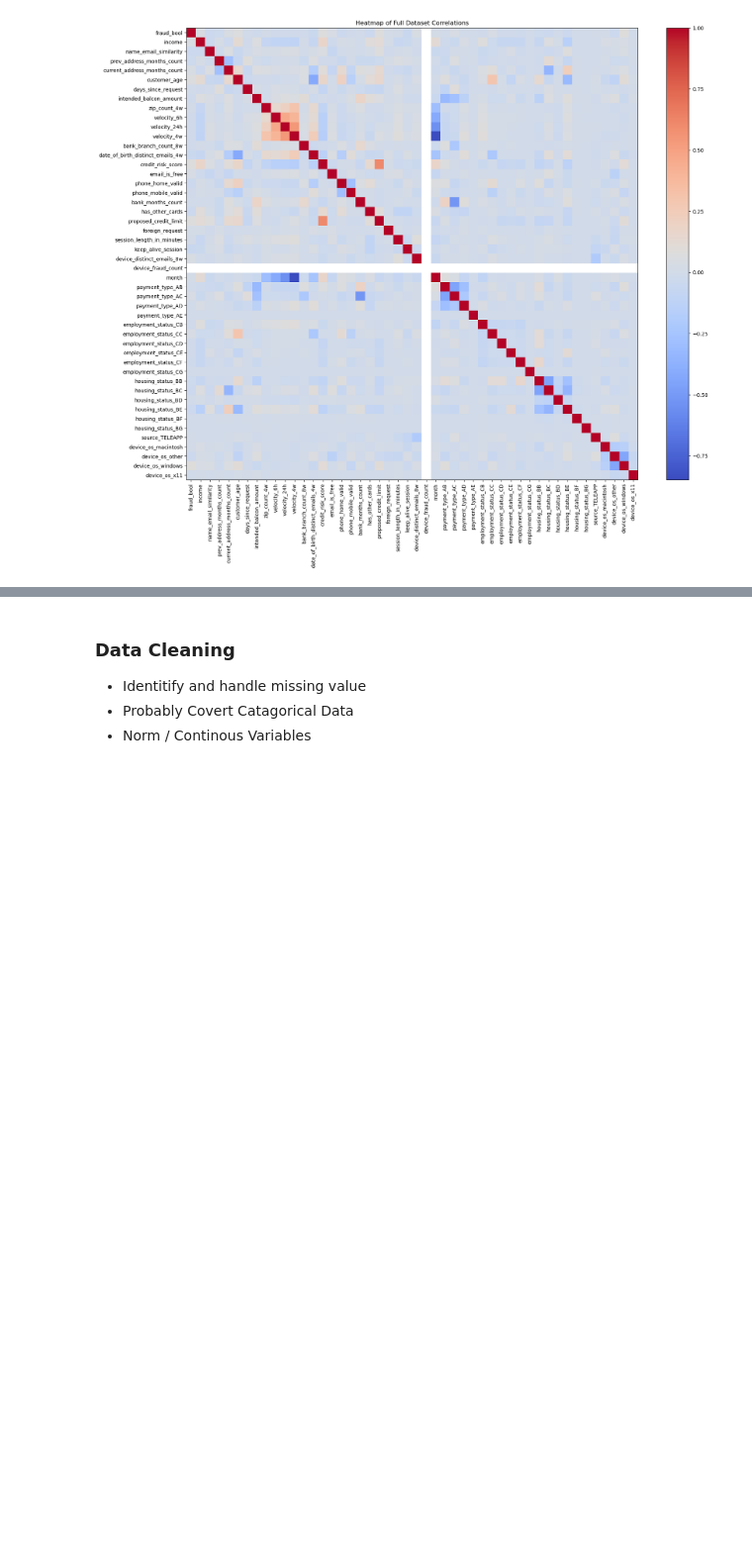
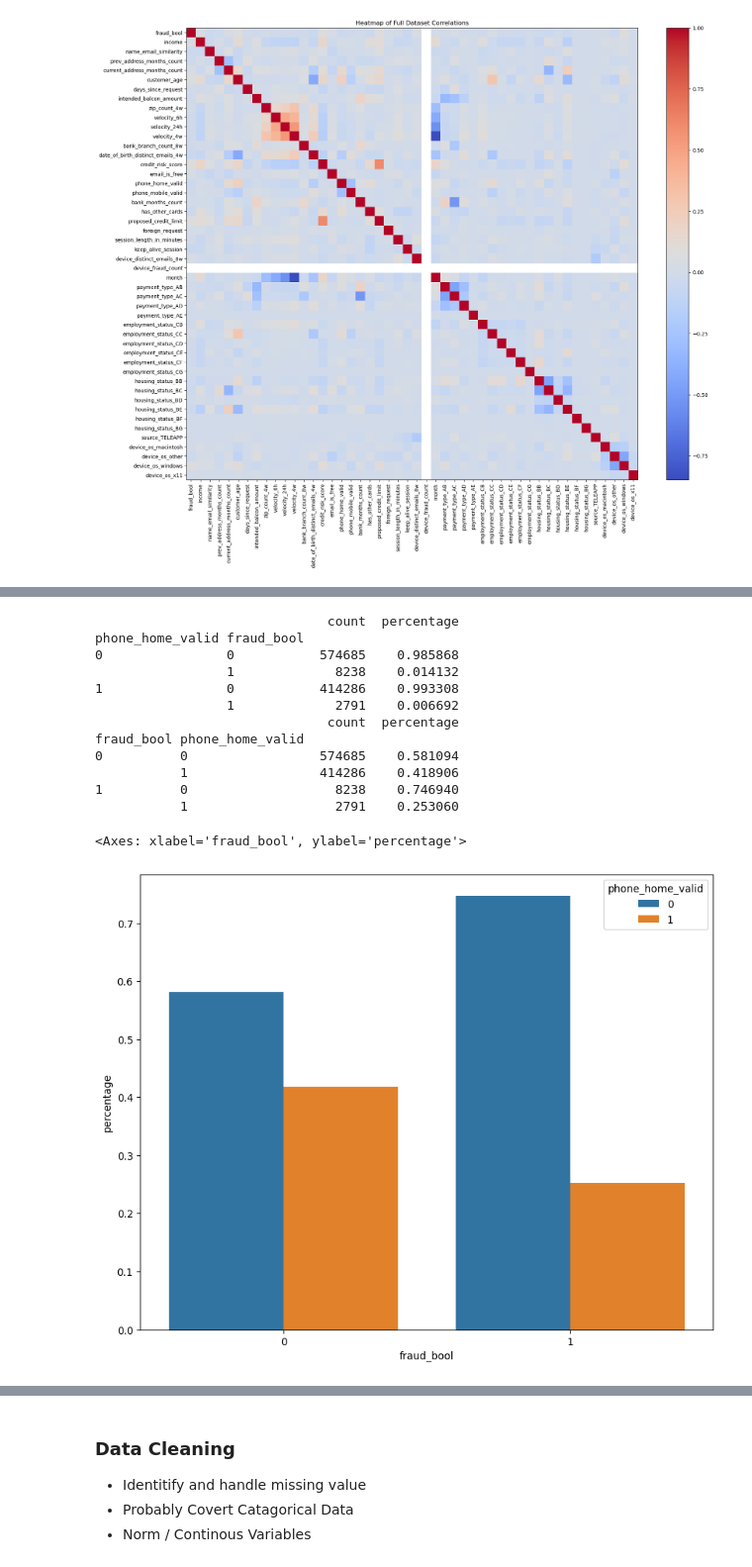
Before and after one commit to jwickham1023/DSCI445-Final-Project, a Jupyter notebook: proj.ipynb, the cells around one changed output, grey strips where cells are left out. Shown: that part at 99% size. Saved outputs shown, nothing was run; the diff lists cells and outputs as text; code cells hidden in the pictures; blank space fills up the shorter version.

```diff
--- a/proj.ipynb
+++ b/proj.ipynb
@@ -191,0 +411,30 @@ plt.show()
+# %%
+phone_home_valid_counts = pd.DataFrame(data.groupby(data['phone_home_valid'])['fraud_bool'].value_counts())
+phone_home_valid_counts['percentage'] = phone_home_valid_counts.groupby(['phone_home_valid', 'fraud_bool']).transform(
+    lambda x: x / phone_home_valid_counts.groupby('phone_home_valid').sum()['count'])
+
+print(phone_home_valid_counts)
+
+phone_home_valid_counts_2 = pd.DataFrame(data.groupby(data['fraud_bool'])['phone_home_valid'].value_counts())
+phone_home_valid_counts_2['percentage'] = phone_home_valid_counts_2.groupby(['fraud_bool', 'phone_home_valid']).transform(
+    lambda x: x / phone_home_valid_counts_2.groupby('fraud_bool').sum()['count'])
+
+print(phone_home_valid_counts_2)
+
+plt.figure(figsize=(10, 8))
+sns.barplot(x="fraud_bool", y="percentage", hue="phone_home_valid", data=phone_home_valid_counts_2)
+# %% [output]
+                              count  percentage
+phone_home_valid fraud_bool
+0                0           574685    0.985868
+                 1             8238    0.014132
+1                0           414286    0.993308
+                 1             2791    0.006692
+                              count  percentage
+fraud_bool phone_home_valid
+0          0                 574685    0.581094
+           1                 414286    0.418906
+1          0                   8238    0.746940
+           1                   2791    0.253060
+<Axes: xlabel='fraud_bool', ylabel='percentage'>
+[figure, added]
```
Also changed, not shown: parts of 16 cells of this notebook.
